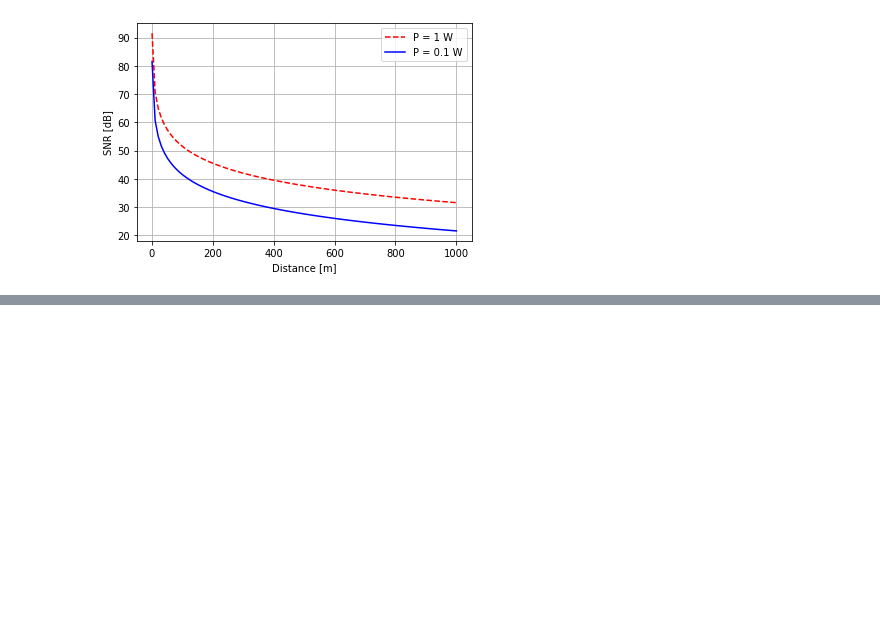
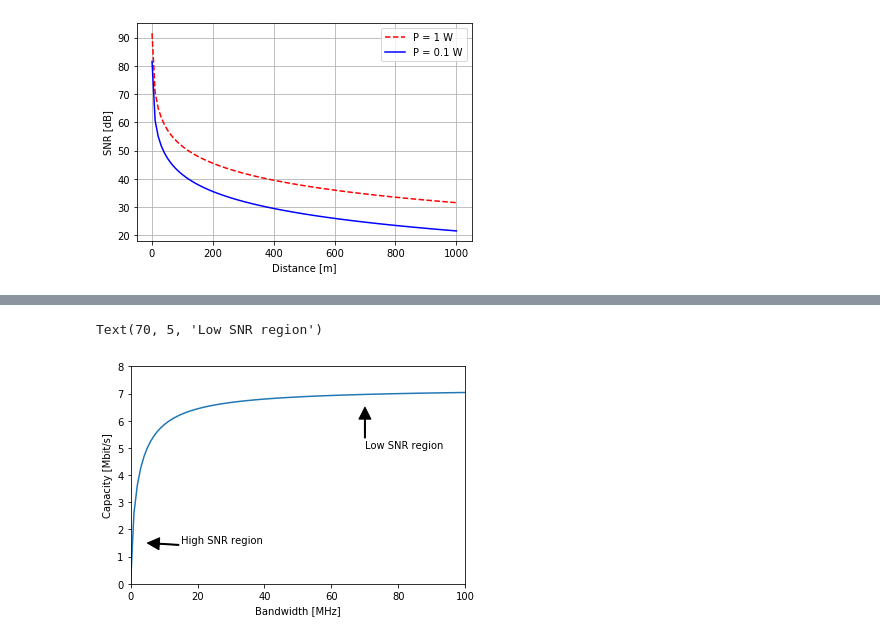
Before and after one commit to kimdoanh89/Multiple-antenna-communications, a Jupyter notebook: 00_SNR.ipynb, the cells around one changed output, grey strips where cells are left out. Cells and saved outputs as stored; diff of their text form; code cells hidden in the pictures; blank space fills up the shorter version.

```diff
--- a/00_SNR.ipynb
+++ b/00_SNR.ipynb
@@ -91,0 +140,15 @@ plt.grid(True)
+# %%
+bandwidths = np.linspace(1, 100*10**6, 101)
+capacity2 = [channel_capacity(bandwidth, 5, 10**6)/10**6 for bandwidth in bandwidths]
+plt.plot(bandwidths/10**6, capacity2)
+plt.xlabel('Bandwidth [MHz]')
+plt.ylabel('Capacity [Mbit/s]')
+plt.xlim([0,100])
+plt.ylim([0, 8])
+plt.annotate('High SNR region', xy=(5,1.5), xytext=(15,1.5),
+             arrowprops=dict(width=1, facecolor='black'))
+plt.annotate('Low SNR region', xy=(70,6.5), xytext=(70,5),
+             arrowprops=dict(width=1, facecolor='black'))
+# %% [output]
+Text(70, 5, 'Low SNR region')
+[figure, added]
```
Also changed, not shown: parts of 7 cells of this notebook.
